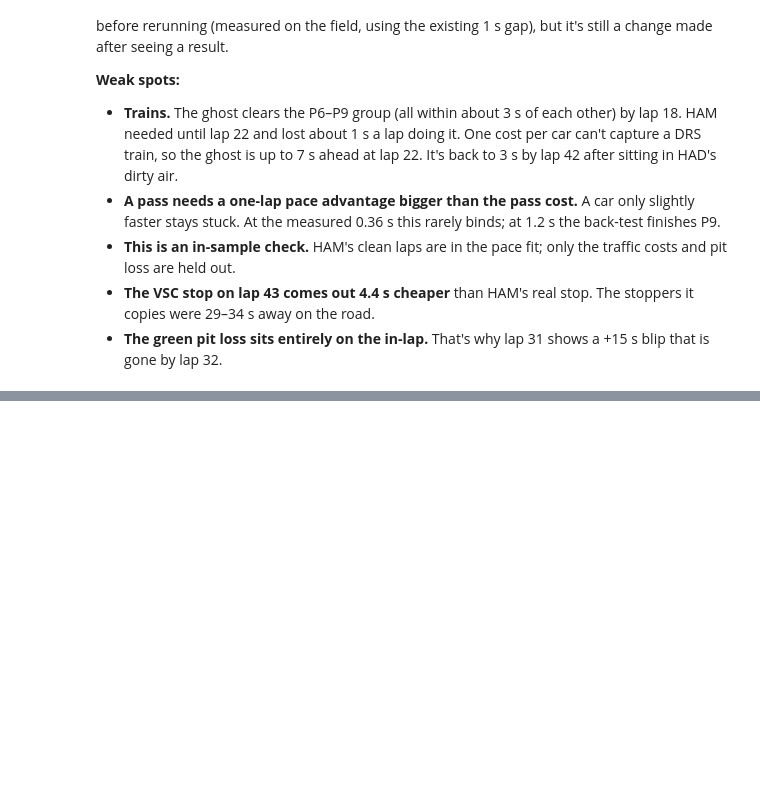
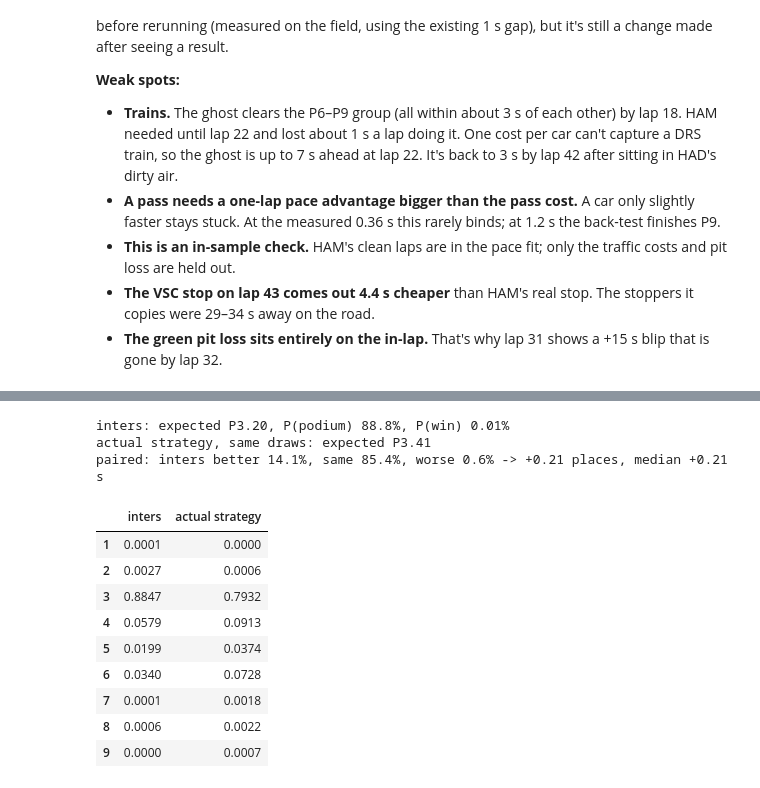
Before and after one commit to SyedTaqii/f1-2026-sepang-counterfactual, a Jupyter notebook: notebooks/sepang_counterfactual.ipynb, the cells around one changed output, grey strips where cells are left out. Cells and saved outputs as stored; diff of their text form; code cells hidden in the pictures; blank space fills up the shorter version.

```diff
--- a/notebooks/sepang_counterfactual.ipynb
+++ b/notebooks/sepang_counterfactual.ipynb
@@ -279,0 +300,25 @@ Fixing both made the ghost 7 s too fast. Traffic has a second cost that the old
+# %%
+from src.monte_carlo import run, save
+
+res = run(cfg, p)
+save(res, cfg["monte_carlo"]["results_path"])
+f, a, pr = res["finish"], res["actual_strategy"], res["paired"]
+print(f"inters: expected P{f['expected']:.2f}, P(podium) {f['p_podium']:.1%}, P(win) {f['p_win']:.2%}")
+print(f"actual strategy, same draws: expected P{a['expected']:.2f}")
+print(f"paired: inters better {pr['p_better']:.1%}, same {pr['p_same']:.1%}, worse {pr['p_worse']:.1%} "
+      f"-> {pr['expected_places_gained']:+.2f} places, median {pr['time_gained_s']['median']:+.2f} s")
+pd.DataFrame({"inters": f["distribution"], "actual strategy": a["distribution"]}).fillna(0).sort_index(key=lambda i: i.astype(int))
+# %% [output]
+inters: expected P3.20, P(podium) 88.8%, P(win) 0.01%
+actual strategy, same draws: expected P3.41
+paired: inters better 14.1%, same 85.4%, worse 0.6% -> +0.21 places, median +0.21 s
+|  | inters | actual strategy |
+| 1 | 0.0001 | 0.0000 |
+| 2 | 0.0027 | 0.0006 |
+| 3 | 0.8847 | 0.7932 |
+| 4 | 0.0579 | 0.0913 |
+| 5 | 0.0199 | 0.0374 |
+| 6 | 0.0340 | 0.0728 |
+| 7 | 0.0001 | 0.0018 |
+| 8 | 0.0006 | 0.0022 |
+| 9 | 0.0000 | 0.0007 |
```
Also changed, not shown: parts of 4 cells of this notebook, 5 other files.
